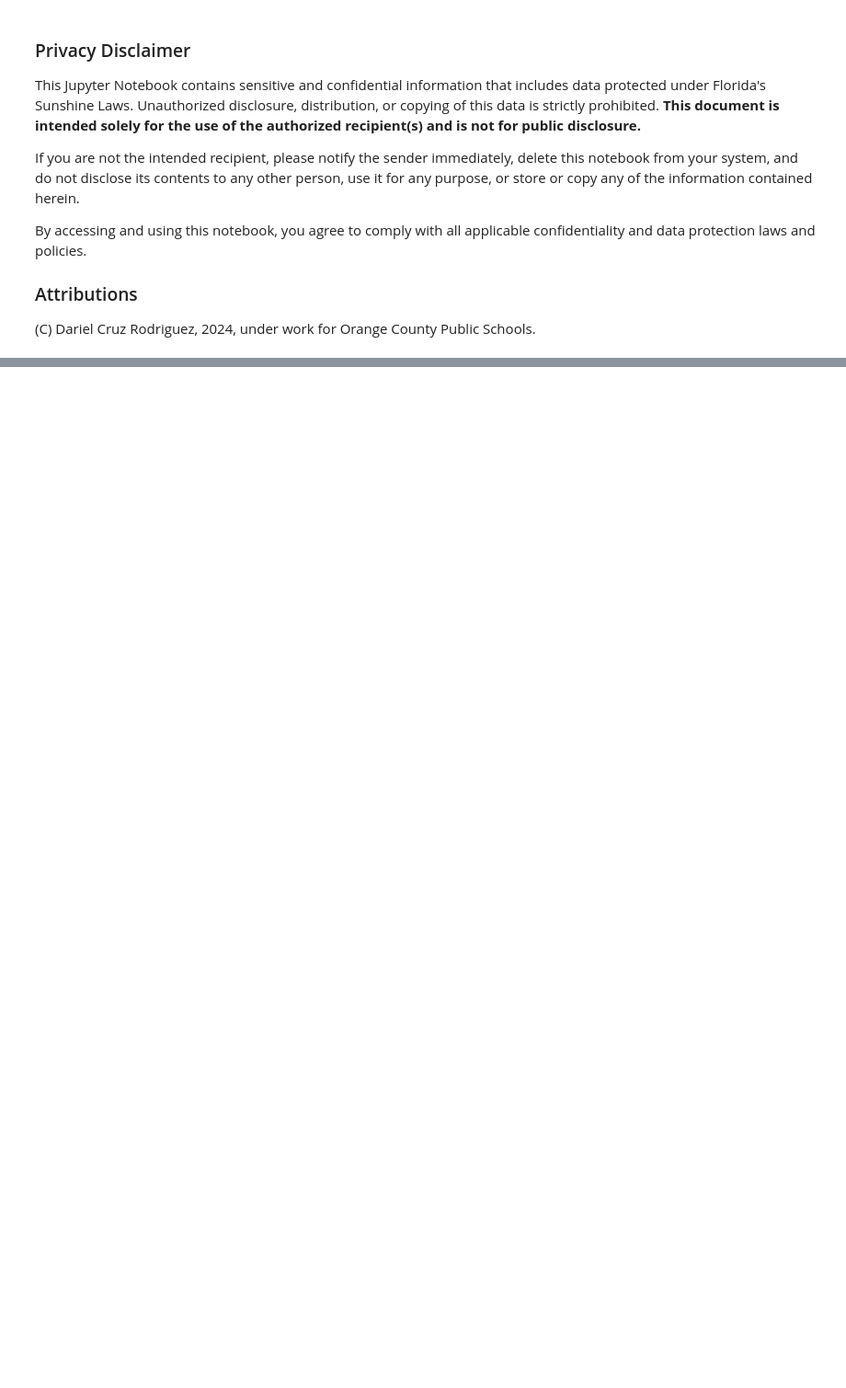
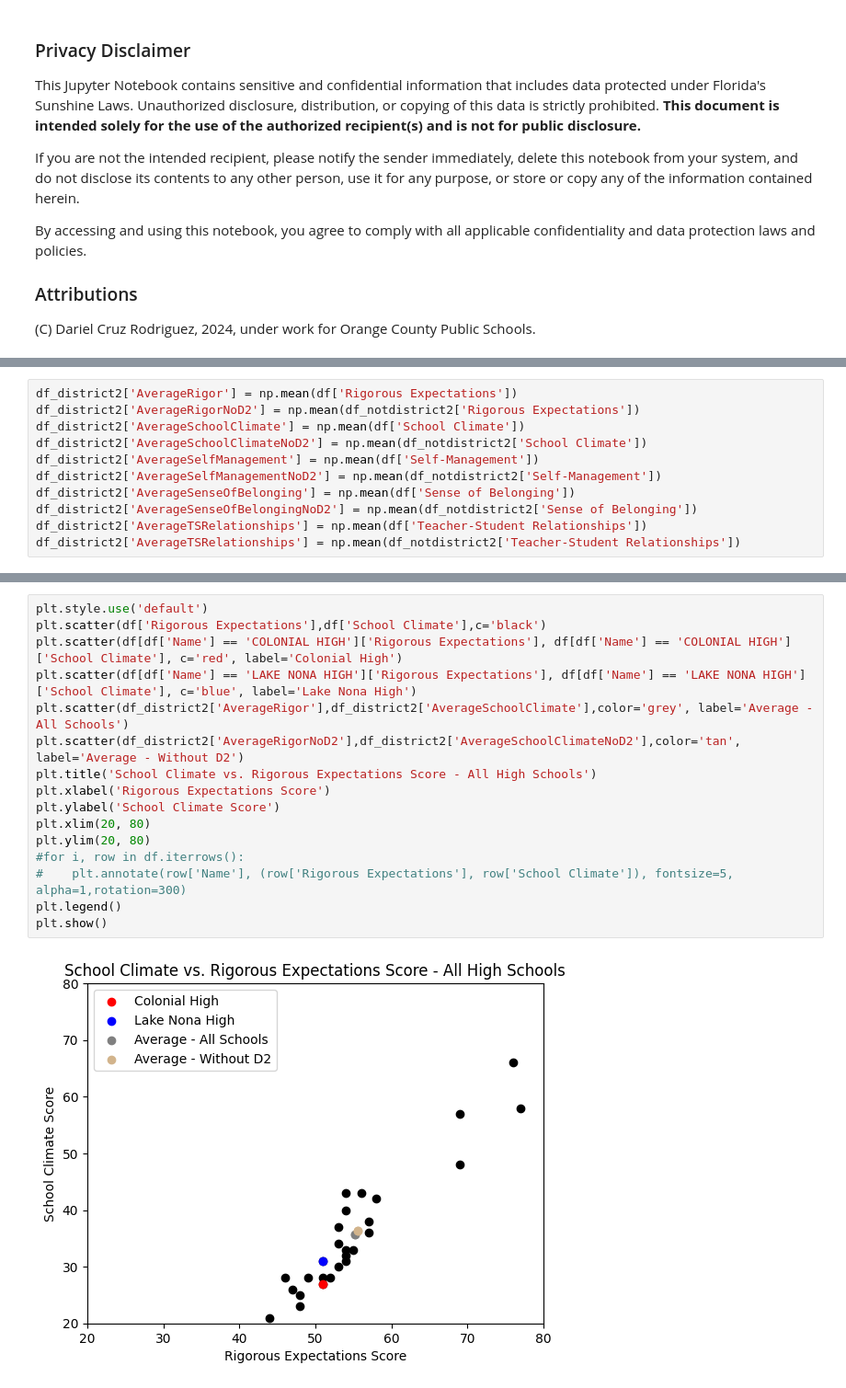
Before and after one commit to cruzdariel/ocps_2024survey, a Jupyter notebook: DataAnalysis.ipynb, the cells around one changed output, grey strips where cells are left out. Shown: that part at 92% size. Saved outputs shown, nothing was run; the diff lists cells and outputs as text; blank space fills up the shorter version.

```diff
--- a/DataAnalysis.ipynb
+++ b/DataAnalysis.ipynb
@@ -26,0 +89,11 @@ df_district2.head()
+# %%
+df_district2['AverageRigor'] = np.mean(df['Rigorous Expectations'])
+df_district2['AverageRigorNoD2'] = np.mean(df_notdistrict2['Rigorous Expectations'])
+df_district2['AverageSchoolClimate'] = np.mean(df['School Climate'])
+df_district2['AverageSchoolClimateNoD2'] = np.mean(df_notdistrict2['School Climate'])
+df_district2['AverageSelfManagement'] = np.mean(df['Self-Management'])
+df_district2['AverageSelfManagementNoD2'] = np.mean(df_notdistrict2['Self-Management'])
+df_district2['AverageSenseOfBelonging'] = np.mean(df['Sense of Belonging'])
+df_district2['AverageSenseOfBelongingNoD2'] = np.mean(df_notdistrict2['Sense of Belonging'])
+df_district2['AverageTSRelationships'] = np.mean(df['Teacher-Student Relationships'])
+df_district2['AverageTSRelationships'] = np.mean(df_notdistrict2['Teacher-Student Relationships'])
@@ -26,0 +125,18 @@ df_district2.head()
+# %%
+plt.style.use('default')
+plt.scatter(df['Rigorous Expectations'],df['School Climate'],c='black')
+plt.scatter(df[df['Name'] == 'COLONIAL HIGH']['Rigorous Expectations'], df[df['Name'] == 'COLONIAL HIGH']['School Climate'], c='red', label='Colonial High')
+plt.scatter(df[df['Name'] == 'LAKE NONA HIGH']['Rigorous Expectations'], df[df['Name'] == 'LAKE NONA HIGH']['School Climate'], c='blue', label='Lake Nona High')
+plt.scatter(df_district2['AverageRigor'],df_district2['AverageSchoolClimate'],color='grey', label='Average - All Schools')
+plt.scatter(df_district2['AverageRigorNoD2'],df_district2['AverageSchoolClimateNoD2'],color='tan', label='Average - Without D2')
+plt.title('School Climate vs. Rigorous Expectations Score - All High Schools')
+plt.xlabel('Rigorous Expectations Score')
+plt.ylabel('School Climate Score')
+plt.xlim(20, 80)
+plt.ylim(20, 80)
+#for i, row in df.iterrows():
+#    plt.annotate(row['Name'], (row['Rigorous Expectations'], row['School Climate']), fontsize=5, alpha=1,rotation=300)
+plt.legend()
+plt.show()
+# %% [output]
+[figure, added]
```
Also changed, not shown: parts of 5 cells of this notebook.
